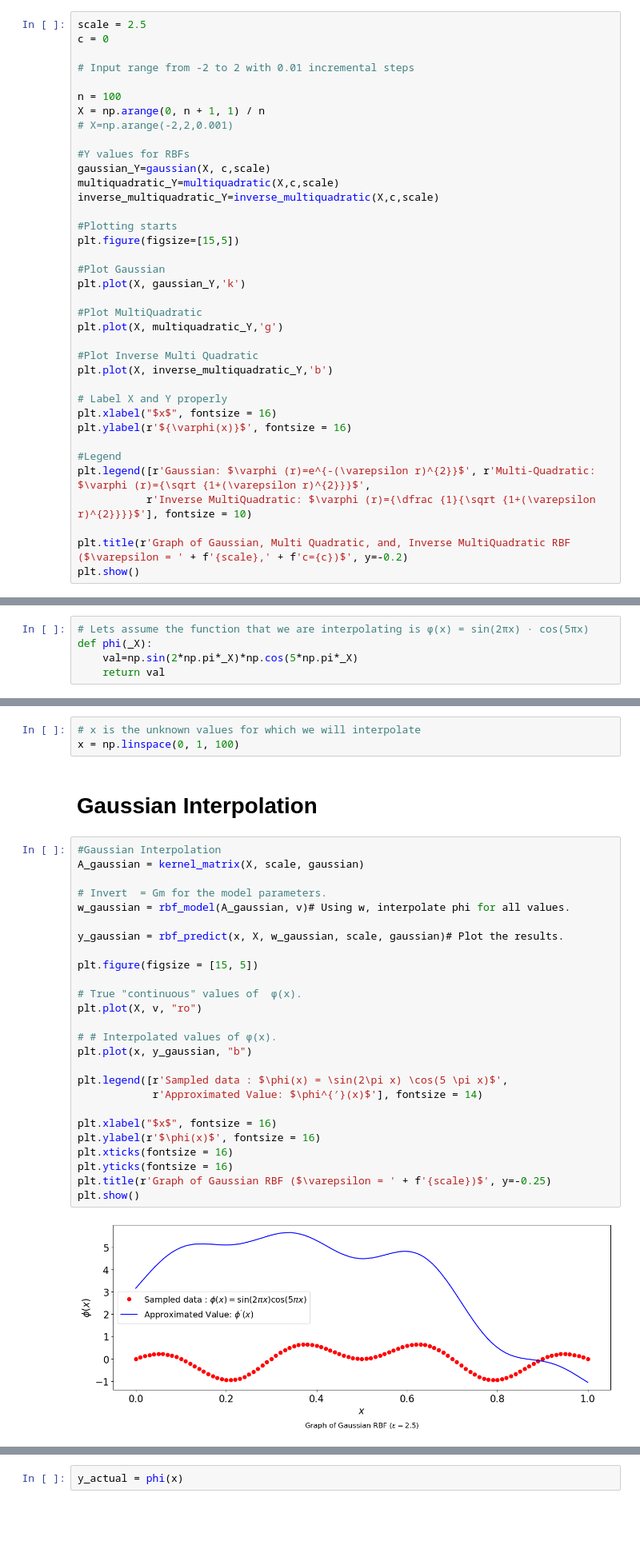
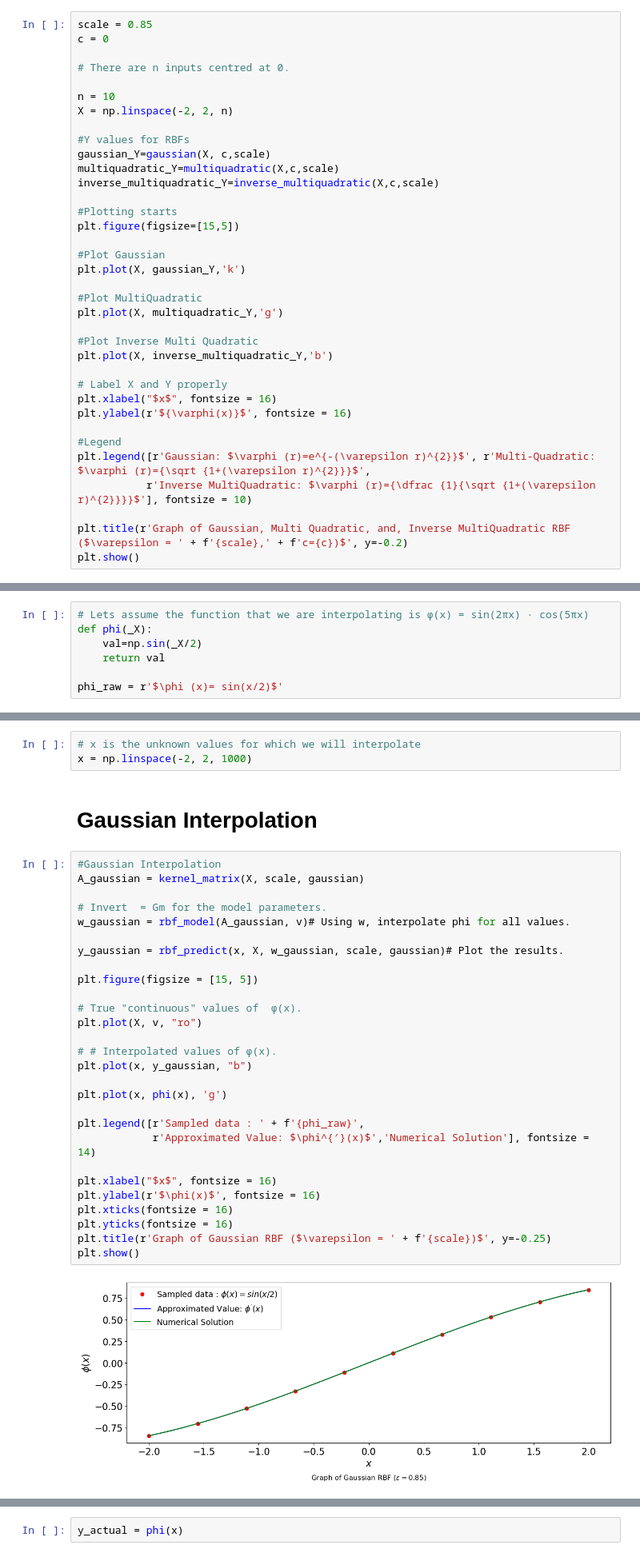
Before and after one commit to beemarsh/meshless_pde, a Jupyter notebook: rbf_interpolation.ipynb, the cells around one changed output, grey strips where cells are left out. Shown at 80% size. Cells and saved outputs as stored; diff of their text form; blank space fills up the shorter version.

```diff
--- a/rbf_interpolation.ipynb
+++ b/rbf_interpolation.ipynb
@@ -43,14 +43,13 @@ def inverse_multiquadratic(x1,x2,scale=0.1):
 
 ### The fixed point is set $c=0$
 # %%
-scale = 2.5
+scale = 0.85
 c = 0
 
-# Input range from -2 to 2 with 0.01 incremental steps
+# There are n inputs centred at 0.
 
-n = 100
-X = np.arange(0, n + 1, 1) / n
-# X=np.arange(-2,2,0.001)
+n = 10
+X = np.linspace(-2, 2, n)
 
 #Y values for RBFs
 gaussian_Y=gaussian(X, c,scale)
@@ -90,8 +89,10 @@ plt.show()
 # %%
 # Lets assume the function that we are interpolating is ϕ(x) = sin(2πx) · cos(5πx)
 def phi(_X):
-    val=np.sin(2*np.pi*_X)*np.cos(5*np.pi*_X)
+    val=np.sin(_X/2)
     return val
+
+phi_raw = r'$\phi (x)= sin(x/2)$'
 # %%
 phi_Y = phi(X)
 
@@ -180,37 +181,39 @@ def rbf_predict(_x, _X, _w, scale = 1, f = gaussian):
     return y
 # %%
 # x is the unknown values for which we will interpolate
-x = np.linspace(0, 1, 100)
+x = np.linspace(-2, 2, 1000)
 # %% [markdown]
 # Gaussian Interpolation
 # %%
 #Gaussian Interpolation
 A_gaussian = kernel_matrix(X, scale, gaussian)
 
 # Invert  = Gm for the model parameters.
 w_gaussian = rbf_model(A_gaussian, v)# Using w, interpolate phi for all values.
 
 y_gaussian = rbf_predict(x, X, w_gaussian, scale, gaussian)# Plot the results.
 
 plt.figure(figsize = [15, 5])
 
 # True "continuous" values of  ϕ(x).
 plt.plot(X, v, "ro")
 
 # # Interpolated values of ϕ(x).
 plt.plot(x, y_gaussian, "b")
 
-plt.legend([r'Sampled data : $\phi(x) = \sin(2\pi x) \cos(5 \pi x)$',
-            r'Approximated Value: $\phi^{′}(x)$'], fontsize = 14)
+plt.plot(x, phi(x), 'g')
+
+plt.legend([r'Sampled data : ' + f'{phi_raw}',
+            r'Approximated Value: $\phi^{′}(x)$','Numerical Solution'], fontsize = 14)
 
 plt.xlabel("$x$", fontsize = 16)
 plt.ylabel(r'$\phi(x)$', fontsize = 16)
 plt.xticks(fontsize = 16)
 plt.yticks(fontsize = 16)
 plt.title(r'Graph of Gaussian RBF ($\varepsilon = ' + f'{scale})$', y=-0.25)
 plt.show()
 # %% [output]
-[figure, old version]
+[figure, new version]
 # %% [markdown]
 # Gaussian Interpolation Error
 # %%
```
Also changed, not shown: parts of 8 cells of this notebook.
